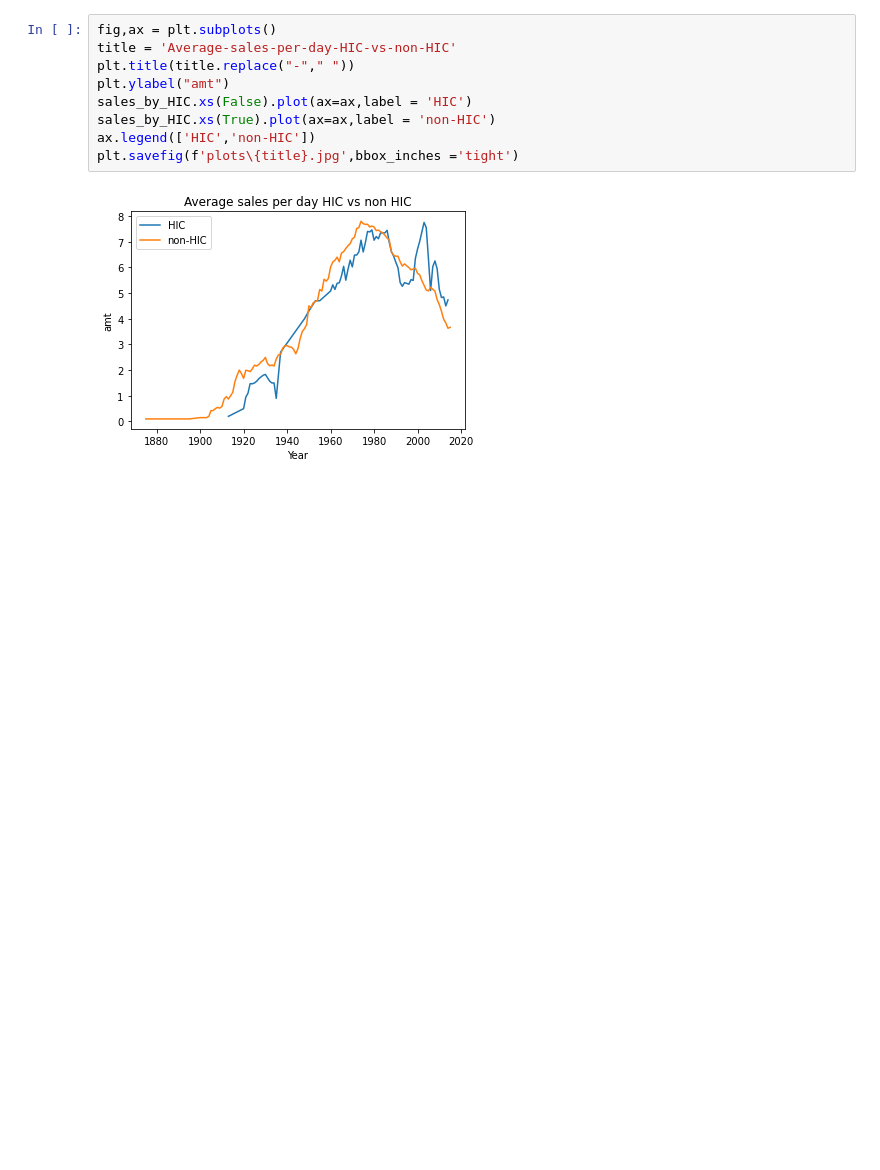
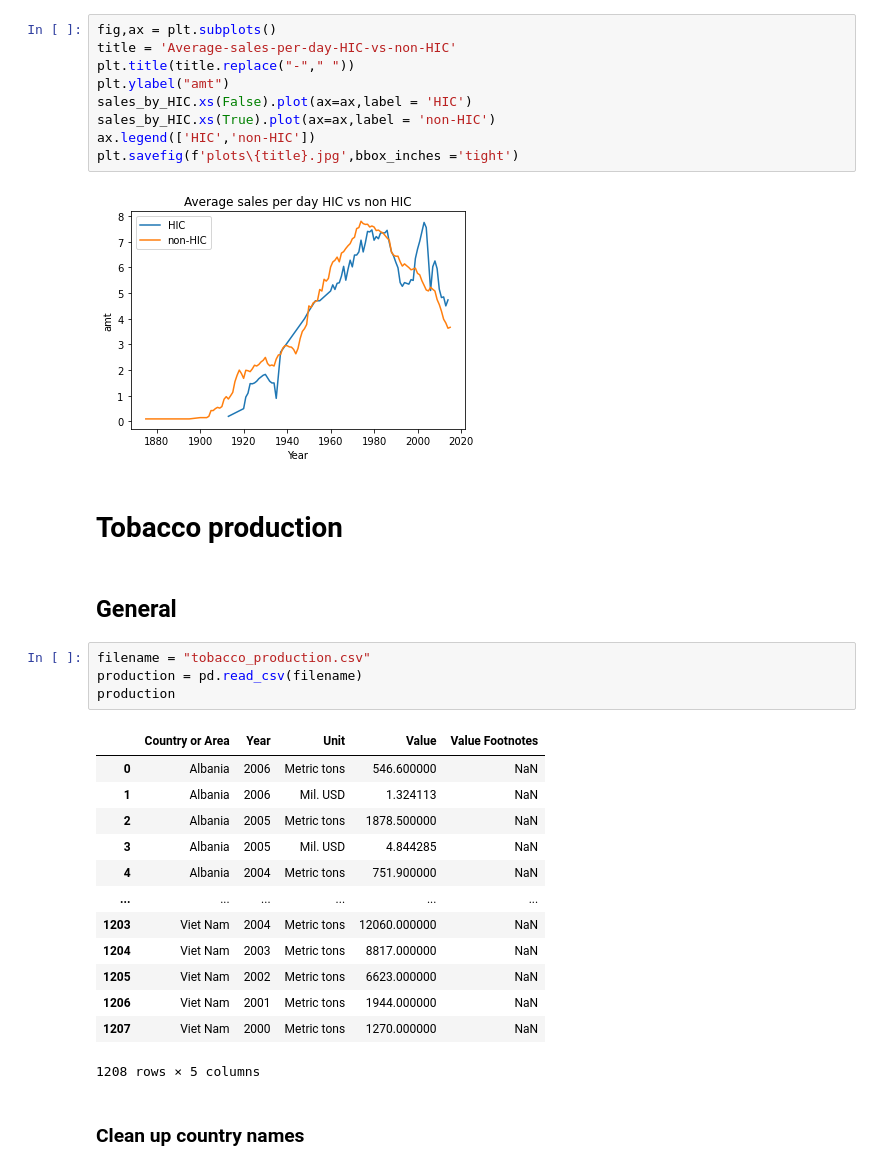
Before and after one commit to Chestnut-lol/DataOpen2021, a Jupyter notebook: data/Alice.ipynb, the cells around one changed output. Saved outputs shown, nothing was run; the diff lists cells and outputs as text; blank space fills up the shorter version.

```diff
--- a/data/Alice.ipynb
+++ b/data/Alice.ipynb
@@ -182,3 +188,27 @@ ax.legend(['HIC','non-HIC'])
 plt.savefig(f'plots\{title}.jpg',bbox_inches ='tight')
 # %% [output]
 [figure]
+# %% [markdown]
+# Tobacco production
+# %% [markdown]
+## General
+# %%
+filename = "tobacco_production.csv"
+production = pd.read_csv(filename)
+production
+# %% [output]
+|  | Country or Area | Year | Unit | Value | Value Footnotes |
+| 0 | Albania | 2006 | Metric tons | 546.600000 | NaN |
+| 1 | Albania | 2006 | Mil. USD | 1.324113 | NaN |
+| 2 | Albania | 2005 | Metric tons | 1878.500000 | NaN |
+| 3 | Albania | 2005 | Mil. USD | 4.844285 | NaN |
+| 4 | Albania | 2004 | Metric tons | 751.900000 | NaN |
+| ... | ... | ... | ... | ... | ... |
+| 1203 | Viet Nam | 2004 | Metric tons | 12060.000000 | NaN |
+| 1204 | Viet Nam | 2003 | Metric tons | 8817.000000 | NaN |
+| 1205 | Viet Nam | 2002 | Metric tons | 6623.000000 | NaN |
+| 1206 | Viet Nam | 2001 | Metric tons | 1944.000000 | NaN |
+| 1207 | Viet Nam | 2000 | Metric tons | 1270.000000 | NaN |
+1208 rows × 5 columns
+# %% [markdown]
+### Clean up country names
```
Also changed, not shown: parts of 22 cells of this notebook, 3 other files.
